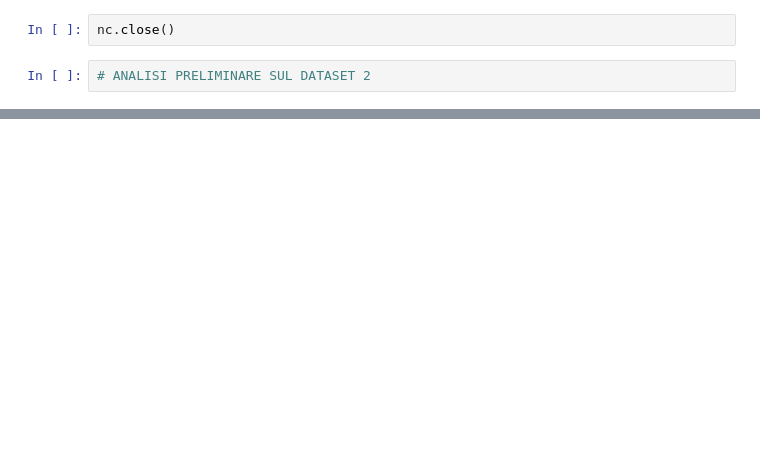
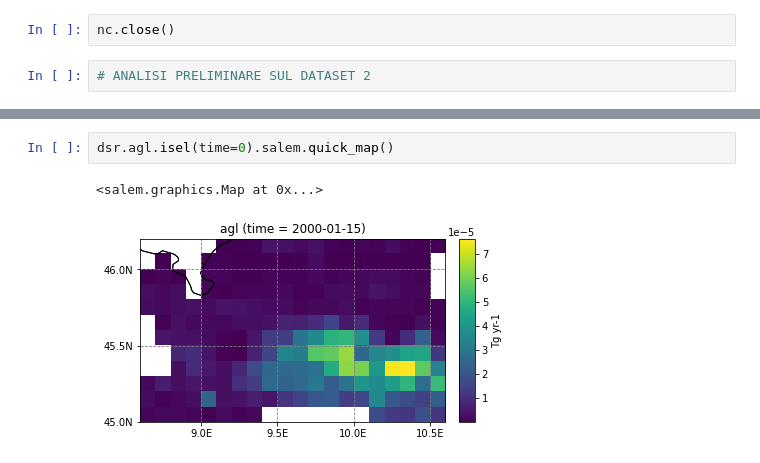
Before and after one commit to samuelexferri/unibg-statistic2, a Jupyter notebook: notebooks/netcdf.ipynb, the cells around one changed output, grey strips where cells are left out. Saved outputs shown, nothing was run; the diff lists cells and outputs as text; blank space fills up the shorter version.

```diff
--- a/notebooks/netcdf.ipynb
+++ b/notebooks/netcdf.ipynb
@@ -99,0 +109,5 @@ df.plot()
+# %%
+dsr.agl.isel(time=0).salem.quick_map()
+# %% [output]
+<salem.graphics.Map at 0x...>
+[figure, added]
```
Also changed, not shown: parts of 16 cells of this notebook, 51 other files.
